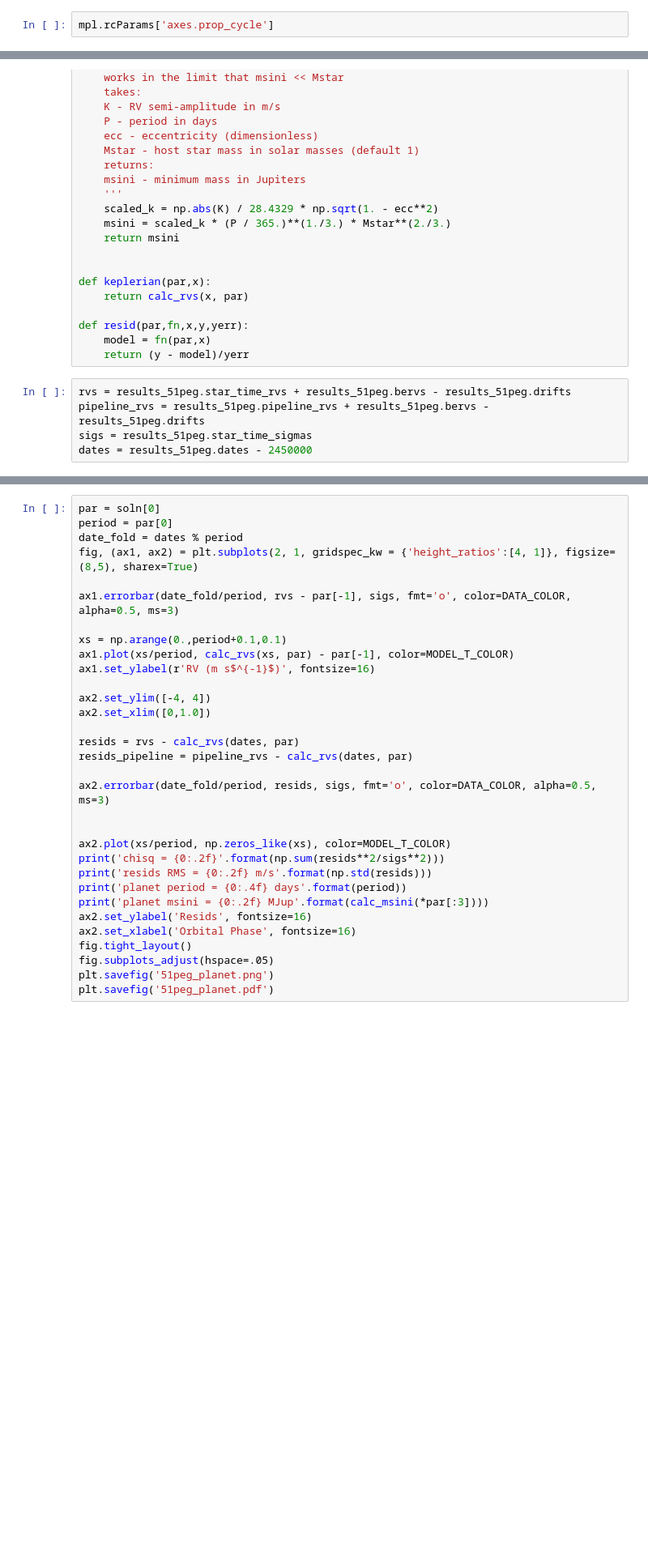
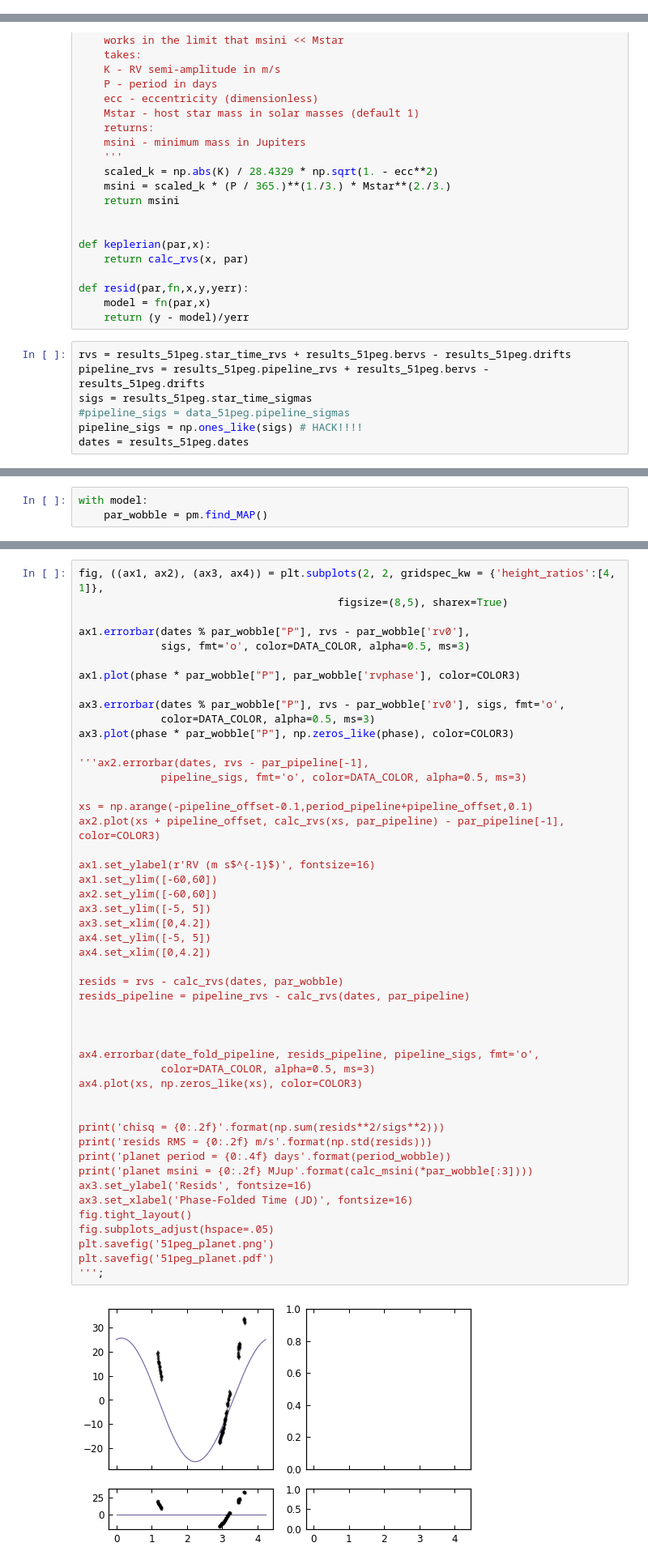
Before and after one commit to megbedell/wobble, a Jupyter notebook: paper/figures/make_figures.ipynb, the cells around one changed output, grey strips where cells are left out. Shown: that part at 81% size. Saved outputs shown, nothing was run; the diff lists cells and outputs as text; blank space fills up the shorter version.

```diff
--- a/paper/figures/make_figures.ipynb
+++ b/paper/figures/make_figures.ipynb
@@ -13,5 +13,3 @@ mpl.rcParams['ytick.major.size'] = 5
 mpl.rcParams['xtick.major.size'] = 5
 mpl.rcParams['ytick.minor.size'] = 3
 mpl.rcParams['xtick.minor.size'] = 3
-# %%
-mpl.rcParams['axes.prop_cycle']
@@ -182,4 +171,6 @@ def resid(par,fn,x,y,yerr):
 rvs = results_51peg.star_time_rvs + results_51peg.bervs - results_51peg.drifts
 pipeline_rvs = results_51peg.pipeline_rvs + results_51peg.bervs - results_51peg.drifts
 sigs = results_51peg.star_time_sigmas
-dates = results_51peg.dates - 2450000
+#pipeline_sigs = data_51peg.pipeline_sigmas
+pipeline_sigs = np.ones_like(sigs) # HACK!!!!
+dates = results_51peg.dates
@@ -191,0 +228,3 @@ soln_pipeline = leastsq(resid, par0, args=(keplerian, dates, pipeline_rvs,
+# %%
+with model:
+    par_wobble = pm.find_MAP()
@@ -192,35 +235,53 @@ soln_pipeline = leastsq(resid, par0, args=(keplerian, dates, pipeline_rvs,
 # %%
-par = soln[0]
-period = par[0]
-date_fold = dates % period
-fig, (ax1, ax2) = plt.subplots(2, 1, gridspec_kw = {'height_ratios':[4, 1]}, figsize=(8,5), sharex=True)
+fig, ((ax1, ax2), (ax3, ax4)) = plt.subplots(2, 2, gridspec_kw = {'height_ratios':[4, 1]},
+                                         figsize=(8,5), sharex=True)
 
-ax1.errorbar(date_fold/period, rvs - par[-1], sigs, fmt='o', color=DATA_COLOR, alpha=0.5, ms=3)
+ax1.errorbar(dates % par_wobble["P"], rvs - par_wobble['rv0'],
+             sigs, fmt='o', color=DATA_COLOR, alpha=0.5, ms=3)
 
-xs = np.arange(0.,period+0.1,0.1)
-ax1.plot(xs/period, calc_rvs(xs, par) - par[-1], color=MODEL_T_COLOR)
+ax1.plot(phase * par_wobble["P"], par_wobble['rvphase'], color=COLOR3)
+
+ax3.errorbar(dates % par_wobble["P"], rvs - par_wobble['rv0'], sigs, fmt='o',
+             color=DATA_COLOR, alpha=0.5, ms=3)
+ax3.plot(phase * par_wobble["P"], np.zeros_like(phase), color=COLOR3)
+
+'''ax2.errorbar(dates, rvs - par_pipeline[-1],
+             pipeline_sigs, fmt='o', color=DATA_COLOR, alpha=0.5, ms=3)
+
+xs = np.arange(-pipeline_offset-0.1,period_pipeline+pipeline_offset,0.1)
+ax2.plot(xs + pipeline_offset, calc_rvs(xs, par_pipeline) - par_pipeline[-1], color=COLOR3)
+
 ax1.set_ylabel(r'RV (m s$^{-1}$)', fontsize=16)
+ax1.set_ylim([-60,60])
+ax2.set_ylim([-60,60])
+ax3.set_ylim([-5, 5])
+ax3.set_xlim([0,4.2])
+ax4.set_ylim([-5, 5])
+ax4.set_xlim([0,4.2])
 
-ax2.set_ylim([-4, 4])
-ax2.set_xlim([0,1.0])
-
-resids = rvs - calc_rvs(dates, par)
-resids_pipeline = pipeline_rvs - calc_rvs(dates, par)
-
-ax2.errorbar(date_fold/period, resids, sigs, fmt='o', color=DATA_COLOR, alpha=0.5, ms=3)
+resids = rvs - calc_rvs(dates, par_wobble)
+resids_pipeline = pipeline_rvs - calc_rvs(dates, par_pipeline)
 
 
-ax2.plot(xs/period, np.zeros_like(xs), color=MODEL_T_COLOR)
+
+ax4.errorbar(date_fold_pipeline, resids_pipeline, pipeline_sigs, fmt='o',
+             color=DATA_COLOR, alpha=0.5, ms=3)
+ax4.plot(xs, np.zeros_like(xs), color=COLOR3)
+
+
 print('chisq = {0:.2f}'.format(np.sum(resids**2/sigs**2)))
 print('resids RMS = {0:.2f} m/s'.format(np.std(resids)))
-print('planet period = {0:.4f} days'.format(period))
-print('planet msini = {0:.2f} MJup'.format(calc_msini(*par[:3])))
-ax2.set_ylabel('Resids', fontsize=16)
-ax2.set_xlabel('Orbital Phase', fontsize=16)
+print('planet period = {0:.4f} days'.format(period_wobble))
+print('planet msini = {0:.2f} MJup'.format(calc_msini(*par_wobble[:3])))
+ax3.set_ylabel('Resids', fontsize=16)
+ax3.set_xlabel('Phase-Folded Time (JD)', fontsize=16)
 fig.tight_layout()
 fig.subplots_adjust(hspace=.05)
 plt.savefig('51peg_planet.png')
 plt.savefig('51peg_planet.pdf')
+''';
+# %% [output]
+[figure, added]
 # %% [markdown]
 ## tellurics model
 #### (still using 51 Peg data)
```
Also changed, not shown: parts of 11 cells of this notebook, 3 other files.
